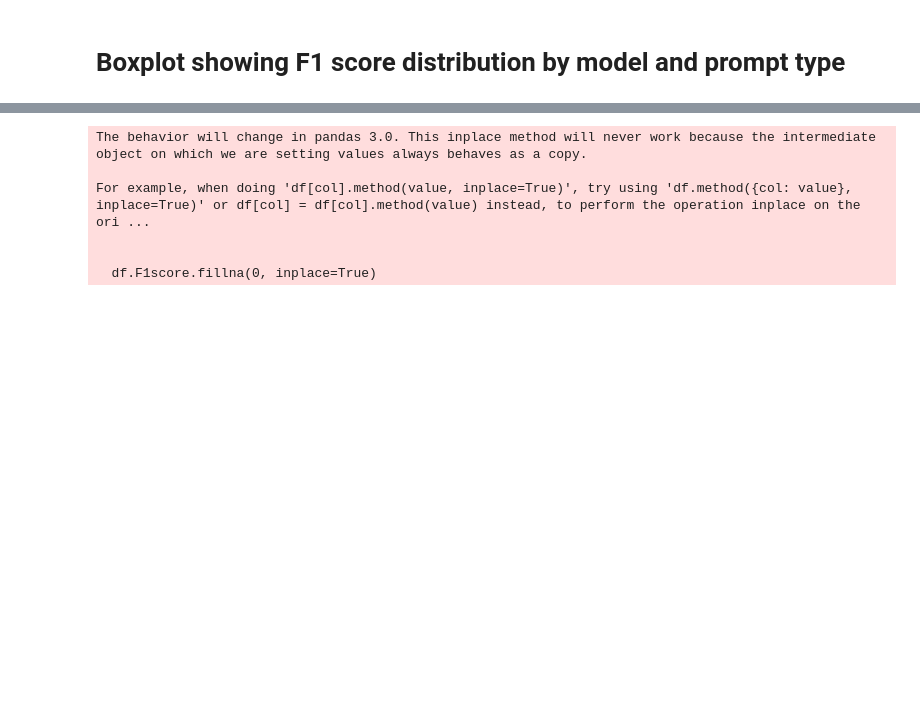
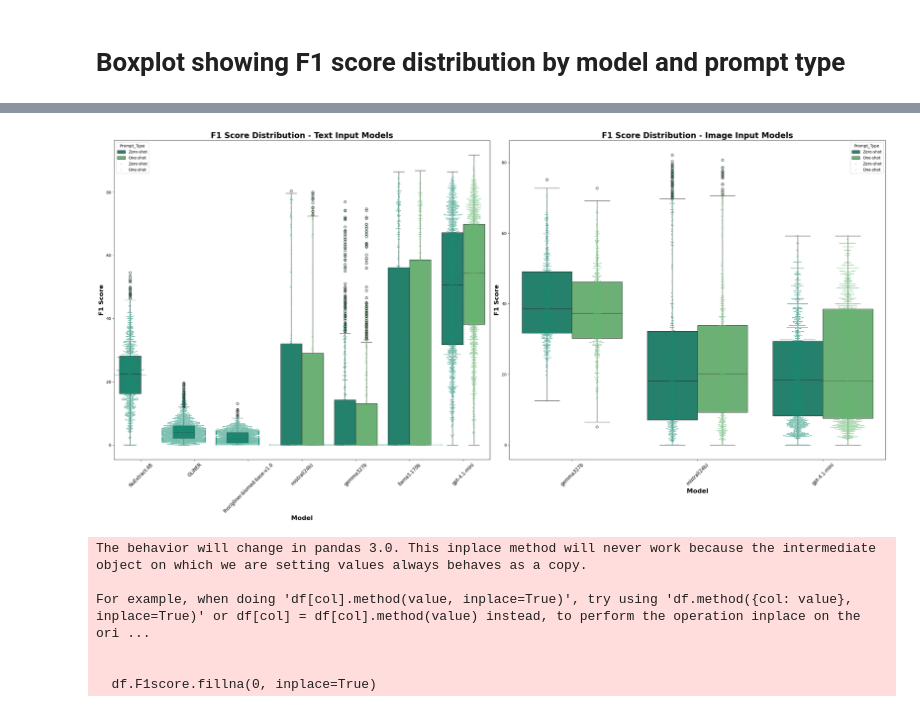
Before and after one commit to AaronYuuu/PDF_benchmarking, a Jupyter notebook: graphs/vis.ipynb, the cells around one changed output, grey strips where cells are left out. Cells and saved outputs as stored; diff of their text form; code cells hidden in the pictures; blank space fills up the shorter version.

Commit message:
update images

```diff
--- a/graphs/vis.ipynb
+++ b/graphs/vis.ipynb
@@ -593,3 +609,37 @@ KeyboardInterrupt:
+# %%
+# Create two separate plots: Text Input vs Image Input
+fig, (ax1, ax2) = plt.subplots(1, 2, figsize=(28, 14))
+
+# Filter data for text and image inputs
+text_data = df_filtered_box[df_filtered_box['Input_Type'] == 'Text']
+image_data = df_filtered_box[df_filtered_box['Input_Type'] == 'Image']
+
+# Plot 1: Text Input Models
+sns.boxplot(data=text_data, x='Model_Base', y='F1score', hue='Prompt_Type',
+           palette=prompt_colors, ax=ax1)
+sns.swarmplot(data=text_data, x='Model_Base', y='F1score', hue='Prompt_Type',
+             palette=prompt_colors, size=2, alpha=0.7, dodge=True, ax=ax1)
+
+ax1.set_title('F1 Score Distribution - Text Input Models', fontsize=20, fontweight='bold')
+ax1.set_xlabel('Model', fontsize=16, fontweight='bold')
+ax1.set_ylabel('F1 Score', fontsize=16, fontweight='bold')
+ax1.tick_params(axis='x', rotation=45, labelsize=12)
+
+# Plot 2: Image Input Models
+sns.boxplot(data=image_data, x='Model_Base', y='F1score', hue='Prompt_Type',
+           palette=prompt_colors, ax=ax2)
+sns.swarmplot(data=image_data, x='Model_Base', y='F1score', hue='Prompt_Type',
+             palette=prompt_colors, size=2, alpha=0.7, dodge=True, ax=ax2)
+
+ax2.set_title('F1 Score Distribution - Image Input Models', fontsize=20, fontweight='bold')
+ax2.set_xlabel('Model', fontsize=16, fontweight='bold')
+ax2.set_ylabel('F1 Score', fontsize=16, fontweight='bold')
+ax2.tick_params(axis='x', rotation=45, labelsize=12)
+
+plt.tight_layout()
+plt.show()
+# %% [output]
+[figure, added]
 # %%
 df = pd.read_csv('Hospitalfinal.csv')
 df.F1score.fillna(0, inplace=True)
```
Also changed, not shown: parts of 1 cell of this notebook, 2 other files.
